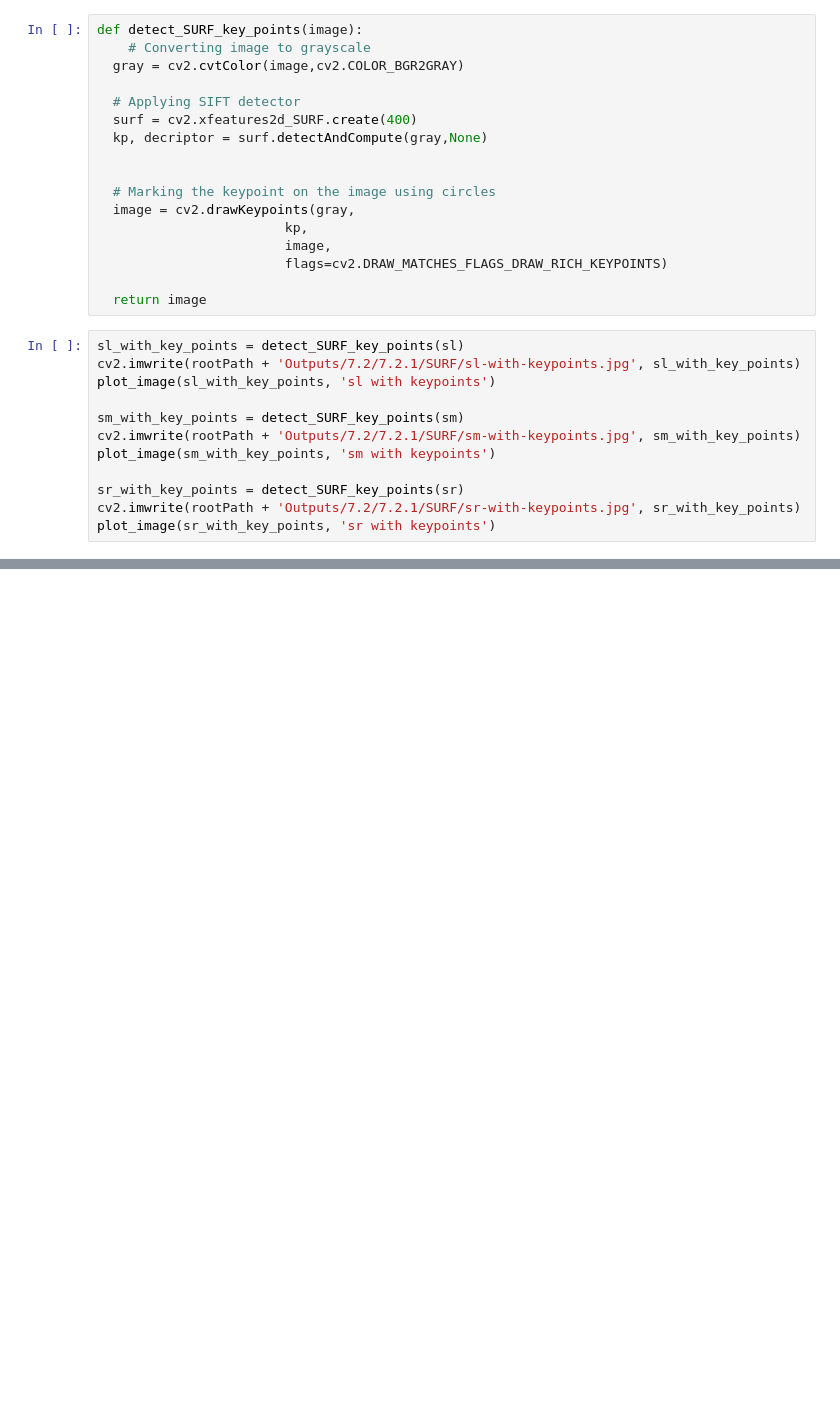
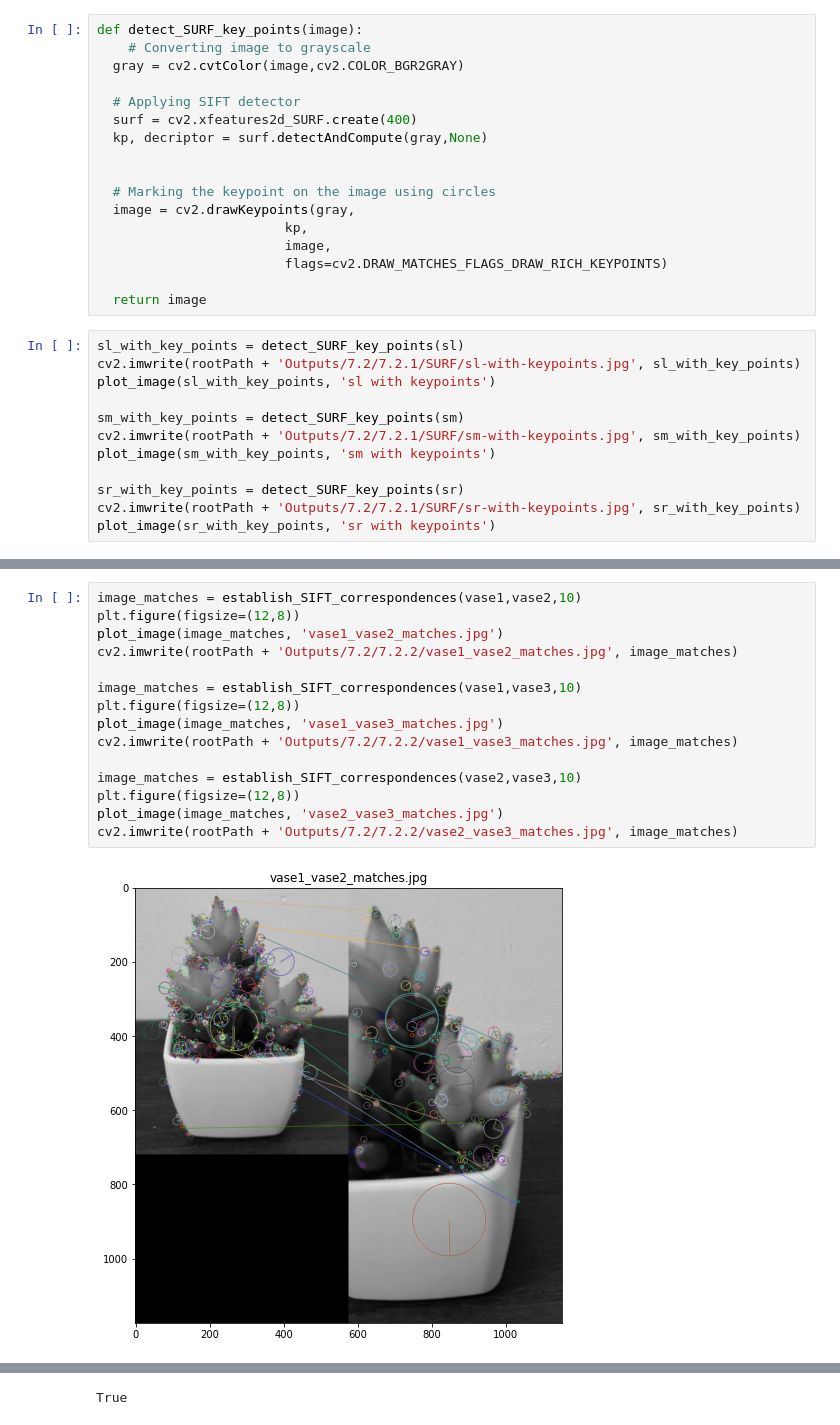
Before and after one commit to saleh-sh/HW7, a Jupyter notebook: HW7.ipynb, the cells around one changed output, grey strips where cells are left out. Drawn from its saved outputs; the diff is of its cells as text; blank space fills up the shorter version.

```diff
--- a/HW7.ipynb
+++ b/HW7.ipynb
@@ -218,0 +249,17 @@ plot_image(sr_with_key_points, 'sr with keypoints')
+# %%
+image_matches = establish_SIFT_correspondences(vase1,vase2,10)
+plt.figure(figsize=(12,8))
+plot_image(image_matches, 'vase1_vase2_matches.jpg')
+cv2.imwrite(rootPath + 'Outputs/7.2/7.2.2/vase1_vase2_matches.jpg', image_matches)
+
+image_matches = establish_SIFT_correspondences(vase1,vase3,10)
+plt.figure(figsize=(12,8))
+plot_image(image_matches, 'vase1_vase3_matches.jpg')
+cv2.imwrite(rootPath + 'Outputs/7.2/7.2.2/vase1_vase3_matches.jpg', image_matches)
+
+image_matches = establish_SIFT_correspondences(vase2,vase3,10)
+plt.figure(figsize=(12,8))
+plot_image(image_matches, 'vase2_vase3_matches.jpg')
+cv2.imwrite(rootPath + 'Outputs/7.2/7.2.2/vase2_vase3_matches.jpg', image_matches)
+# %% [output]
+[figure, added]
@@ -218,0 +268 @@ plot_image(sr_with_key_points, 'sr with keypoints')
+True
```
Also changed, not shown: parts of 4 cells of this notebook, 9 other files.
